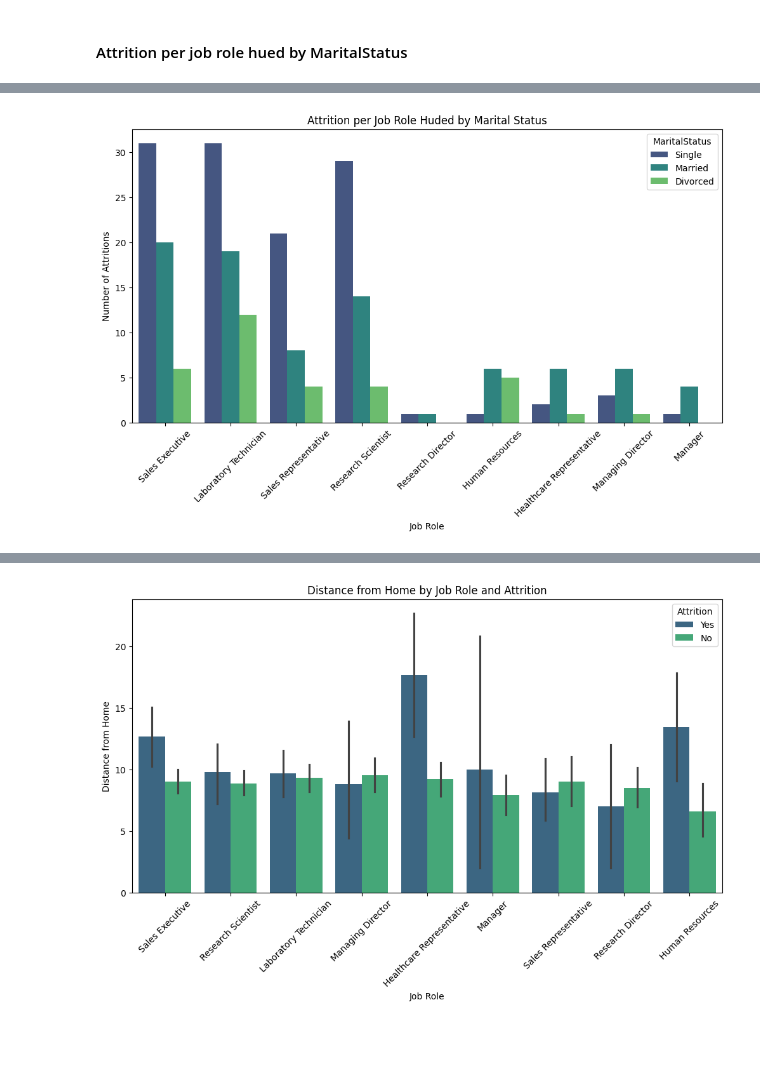
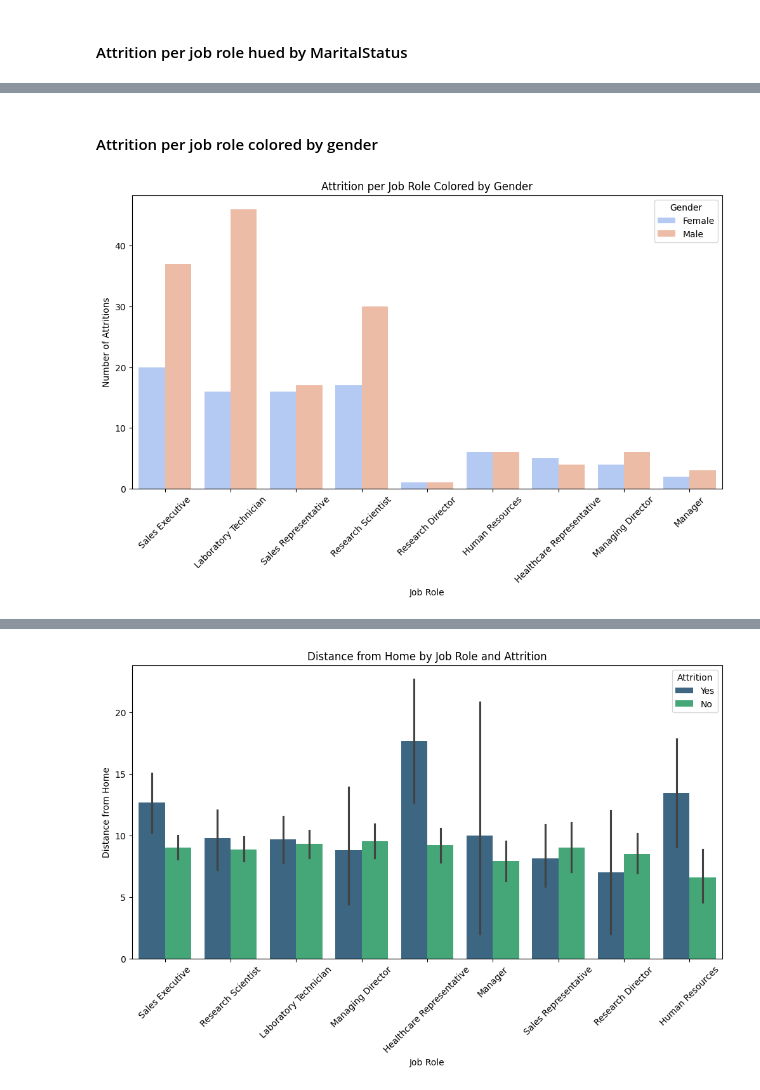
Before and after one commit to Rahafhosari/DataScience2024-2025, a Jupyter notebook: ds_fundamentals_exam_rahaf_hosari.ipynb, the cells around one changed output, grey strips where cells are left out. Drawn from its saved outputs; the diff is of its cells as text; code cells hidden in the pictures; blank space fills up the shorter version.

```diff
--- a/ds_fundamentals_exam_rahaf_hosari.ipynb
+++ b/ds_fundamentals_exam_rahaf_hosari.ipynb
@@ -733,12 +774,14 @@ plt.show()
+# %% [markdown]
+#### Attrition per job role colored by gender
 # %%
-# prompt: Attrition per job role hued by MaritalStatus
+# prompt: Attrition per job role colored by gender
 
 plt.figure(figsize=(12, 6))
-ax = sns.countplot(x='JobRole', hue='MaritalStatus', data=df[df['Attrition'] == 'Yes'], palette="viridis")
-ax.set_title('Attrition per Job Role Huded by Marital Status')
+ax = sns.countplot(x='JobRole', hue='Gender', data=df[df['Attrition'] == 'Yes'], palette="coolwarm")
+ax.set_title('Attrition per Job Role Colored by Gender')
 ax.set_xlabel('Job Role')
 ax.set_ylabel('Number of Attritions')
 ax.tick_params(axis='x', rotation=45)
 plt.show()
 # %% [output]
-[figure, old version]
+[figure, new version]
```
Also changed, not shown: parts of 45 cells of this notebook.
